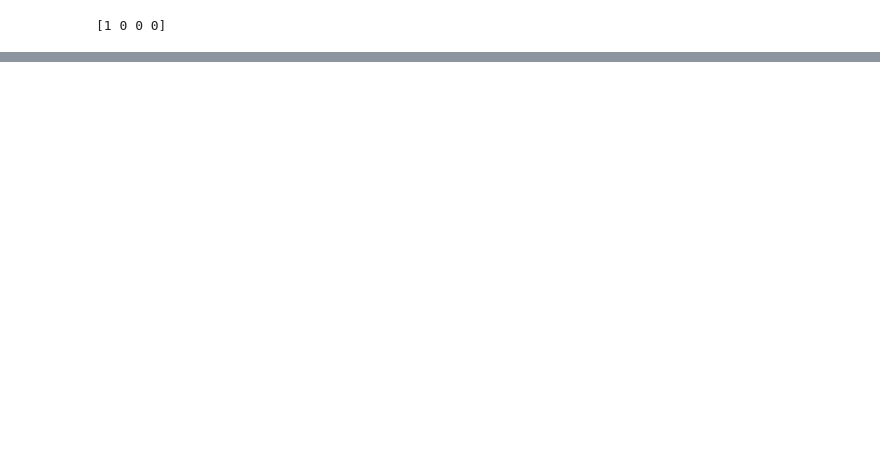
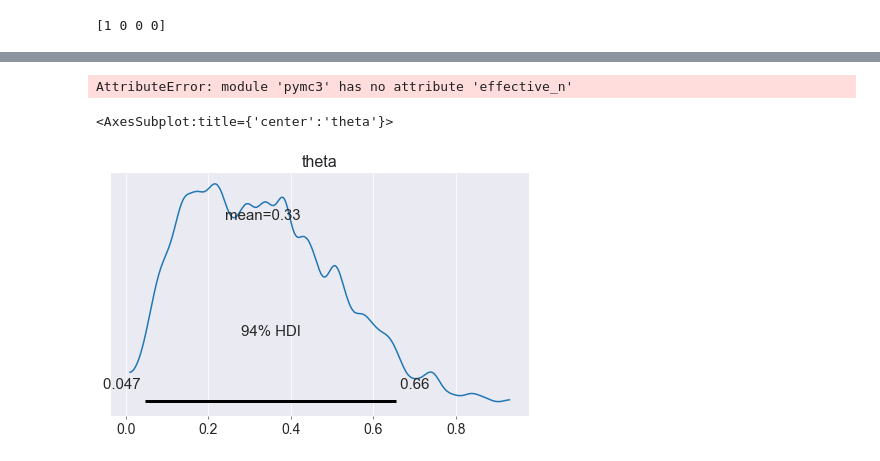
Before and after one commit to honalele/Bayesian-Modeling-With-Python, a Jupyter notebook: 8_pymc_basics.ipynb, the cells around one changed output, grey strips where cells are left out. Drawn from its saved outputs; the diff is of its cells as text; code cells hidden in the pictures; blank space fills up the shorter version.

```diff
--- a/8_pymc_basics.ipynb
+++ b/8_pymc_basics.ipynb
@@ -36,0 +83,11 @@ The number of effective samples is smaller than 25% for some parameters.
+# %%
+pm.effective_n(multi_chain)['theta']
+# %% [output]
+AttributeError: module 'pymc3' has no attribute 'effective_n'
+# %%
+# 事後分布の要約
+# HDI: Highest Density Interval, HPD: Highest Probability Density
+pm.plot_posterior(chain)
+# %% [output]
+<AxesSubplot:title={'center':'theta'}>
+[figure, added]
```
Also changed, not shown: parts of 8 cells of this notebook.
